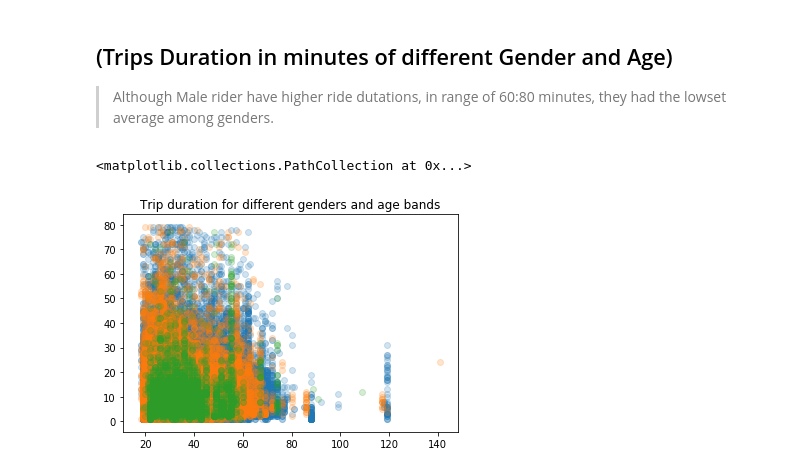
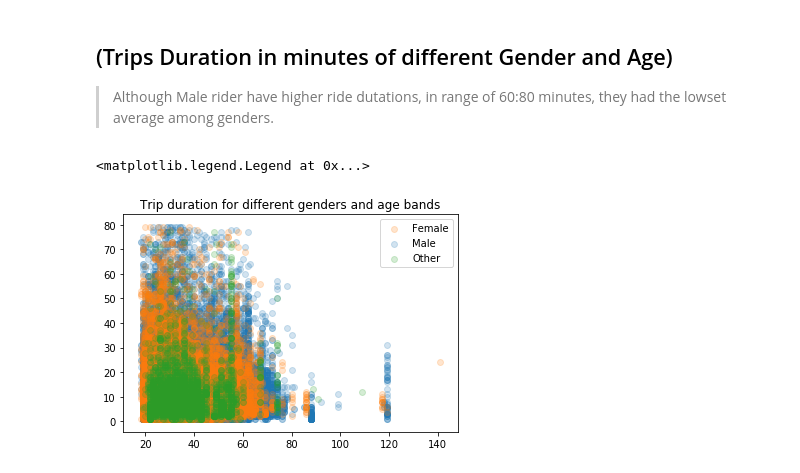
Before and after one commit to melnaquib/Communicate-Data-Findings, a Jupyter notebook: slide_deck.ipynb, the cells around one changed output. Cells and saved outputs as stored; diff of their text form; code cells hidden in the pictures.

```diff
--- a/slide_deck.ipynb
+++ b/slide_deck.ipynb
@@ -58,17 +68,19 @@ df.groupby('weekday')['duration_min'].mean().plot(kind='bar');
 # %%
 plt.title('Trip duration for different genders and age bands')
 
 df_male = df[df['member_gender'] == 'Male']
-plt.scatter(df_male['age'], df_male['duration_min'], alpha=.2)
+plot_male = plt.scatter(df_male['age'], df_male['duration_min'], alpha=.2)
 
 df_female = df[df['member_gender'] == 'Female']
-plt.scatter(df_female['age'], df_female['duration_min'], alpha=.2)
+plot_female = plt.scatter(df_female['age'], df_female['duration_min'], alpha=.2)
 
 df_other = df[df['member_gender'] == 'Other']
-plt.scatter(df_other['age'], df_other['duration_min'], alpha=.2)
+plot_other = plt.scatter(df_other['age'], df_other['duration_min'], alpha=.2)
+
+plt.legend([plot_female, plot_male, plot_other], ['Female', 'Male', 'Other'])
 # %% [output]
-<matplotlib.collections.PathCollection at 0x...>
+<matplotlib.legend.Legend at 0x...>
-[figure, old version]
+[figure, new version]
 # %%
 !jupyter nbconvert slide_deck.ipynb --to slides --post serve --no-input --no-prompt --template output_toggle
 # %% [output]
```
Also changed, not shown: parts of 6 cells of this notebook, 4 other files.
